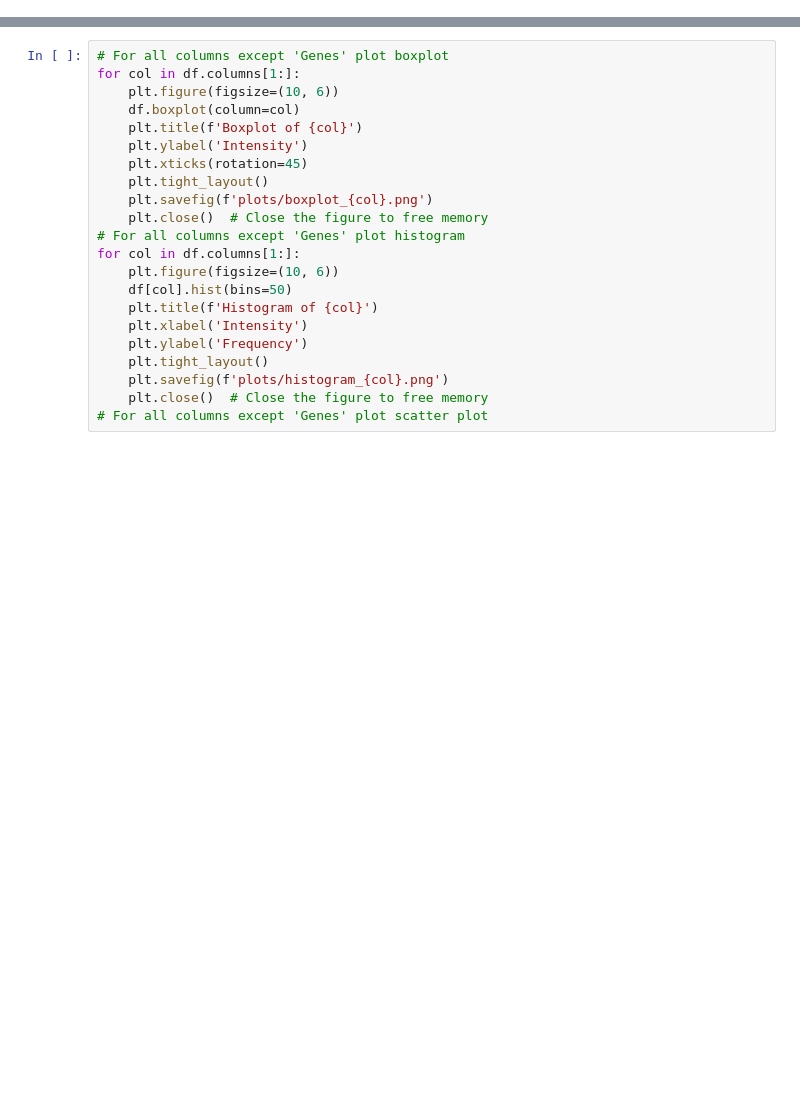
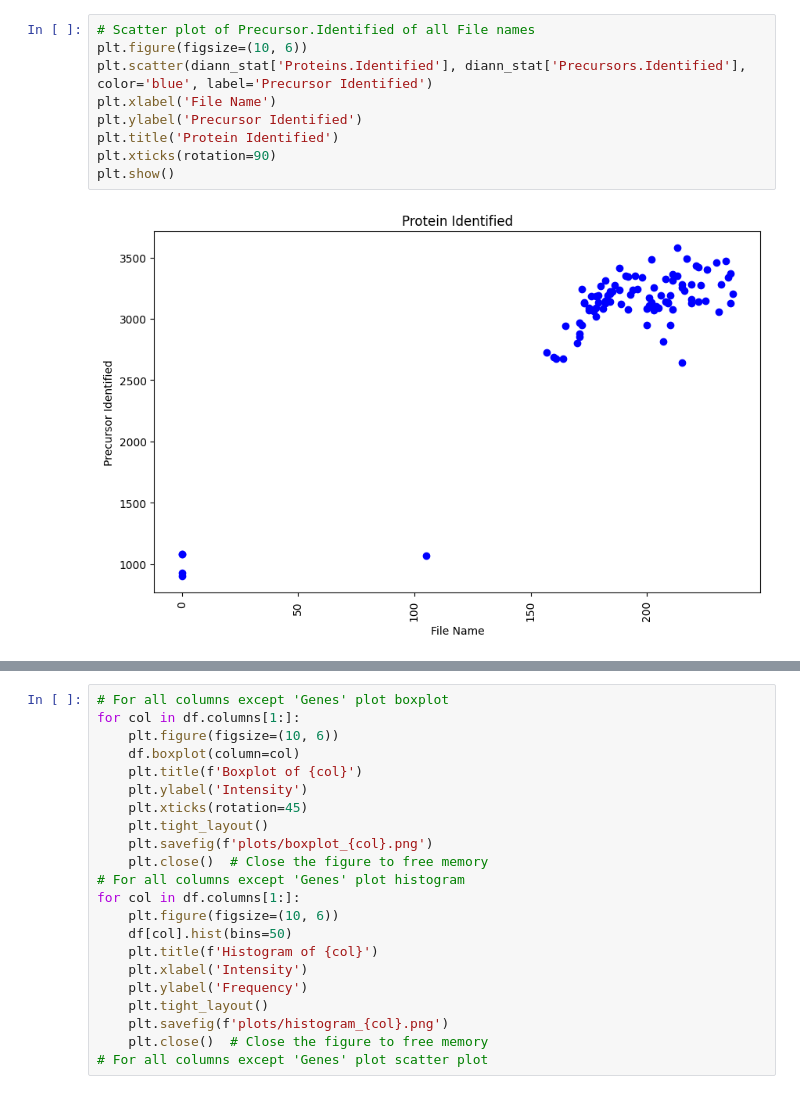
Before and after one commit to thanadol-git/deepmrm_input, a Jupyter notebook: diann_plate.ipynb, the cells around one changed output, grey strips where cells are left out. Cells and saved outputs as stored; diff of their text form; blank space fills up the shorter version.

```diff
--- a/diann_plate.ipynb
+++ b/diann_plate.ipynb
@@ -16,0 +23,11 @@ df.head()
+# %%
+# Scatter plot of Precursor.Identified of all File names
+plt.figure(figsize=(10, 6))
+plt.scatter(diann_stat['Proteins.Identified'], diann_stat['Precursors.Identified'], color='blue', label='Precursor Identified')
+plt.xlabel('File Name')
+plt.ylabel('Precursor Identified')
+plt.title('Protein Identified')
+plt.xticks(rotation=90)
+plt.show()
+# %% [output]
+[figure, added]
```
Also changed, not shown: parts of 7 cells of this notebook.
